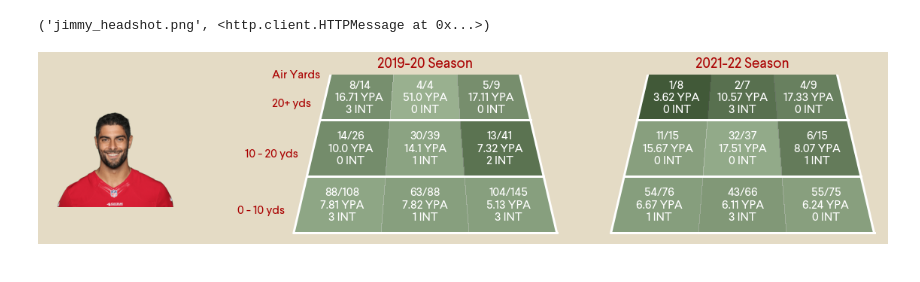
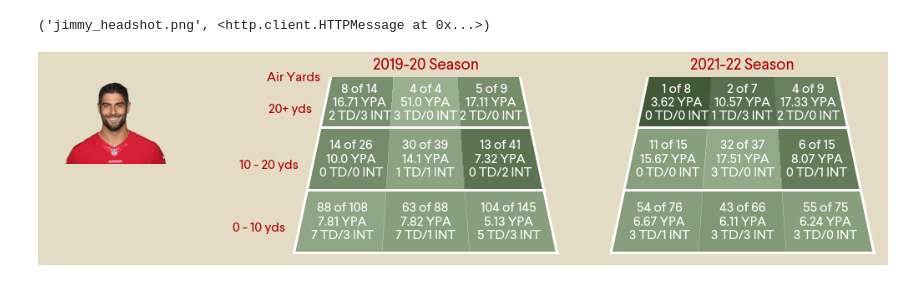
Before and after one commit to naveenv92/nfl-infographics, a Jupyter notebook: notebooks/jimmy.ipynb, the cells around one changed output. Saved outputs shown, nothing was run; the diff lists cells and outputs as text; code cells hidden in the pictures.

```diff
--- a/notebooks/jimmy.ipynb
+++ b/notebooks/jimmy.ipynb
@@ -136,13 +136,13 @@ df_jimmy_agg_2021
 # %%
 df_passes_2019 = (
     df_jimmy_2019[(df_jimmy_2019["pass_attempt"] == 1) & (df_jimmy_2019["sack"] == 0)]
-    [["pass_attempt", "complete_pass", "interception", "pass_location", "air_yards", "yards_gained"]]
+    [["pass_attempt", "complete_pass", "pass_touchdown", "interception", "pass_location", "air_yards", "yards_gained"]]
     .copy()
 )
 
 df_passes_2021 = (
     df_jimmy_2021[(df_jimmy_2021["pass_attempt"] == 1) & (df_jimmy_2021["sack"] == 0)]
-    [["pass_attempt", "complete_pass", "interception", "pass_location", "air_yards", "yards_gained"]]
+    [["pass_attempt", "complete_pass", "pass_touchdown", "interception", "pass_location", "air_yards", "yards_gained"]]
     .copy()
 )
 # %%
@@ -224,6 +224,7 @@ df_loc_agg_2019 = (
         {
             "pass_attempt": "size",
             "complete_pass": "sum",
+            "pass_touchdown": "sum",
             "interception": "sum",
             "air_yards": "sum",
             "yards_gained": "sum"
@@ -239,6 +240,7 @@ df_loc_agg_2021 = (
         {
             "pass_attempt": "size",
             "complete_pass": "sum",
+            "pass_touchdown": "sum",
             "interception": "sum",
             "air_yards": "sum",
             "yards_gained": "sum"
@@ -314,9 +316,9 @@ df_loc_agg_2021
 # %%
 def stats_string(df, i, j):
     out = ""
-    out += f"{int(df.loc[(i, j), 'complete_pass'])}/{int(df.loc[(i, j), 'pass_attempt'])}\n"
+    out += f"{int(df.loc[(i, j), 'complete_pass'])} of {int(df.loc[(i, j), 'pass_attempt'])}\n"
     out += f"{df.loc[(i, j), 'ypa']} YPA\n"
-    out += f"{int(df.loc[(i, j), 'interception'])} INT"
+    out += f"{int(df.loc[(i, j), 'pass_touchdown'])}/{int(df.loc[(i, j), 'interception'])}"
     return out
 # %%
 # Calculations for perspective – all grid lines should coincide at (1.5, 6)
@@ -369,20 +371,23 @@ plt.rcParams["font.family"] = "Larsseit"
 plt.rcParams["font.size"] = 16
 plt.rcParams["font.weight"] = 400
 plt.rcParams["text.color"] = c1
+plt.rcParams["xtick.color"] = c1
 plt.rcParams["ytick.color"] = c1
 
-fig = plt.figure(figsize=(20, 4), facecolor=bg)
-gs = fig.add_gridspec(nrows=3, ncols=4, width_ratios=[0.5, 0.1, 1, 1])
+fig = plt.figure(figsize=(18, 4), facecolor=bg)
+gs = fig.add_gridspec(nrows=4, ncols=4, width_ratios=[0.5, 0.1, 1, 1])
 
 ax_description = fig.add_subplot(gs[:, 1], zorder=2)
 ax_field_2019 = fig.add_subplot(gs[:, 2], zorder=2)
 ax_field_2021 = fig.add_subplot(gs[:, 3], zorder=2)
-ax_headshot = fig.add_subplot(gs[:, 0])
+ax_headshot = fig.add_subplot(gs[0:2, 0])
+ax_legend = fig.add_subplot(gs[2:, 0])
 
 ax_description.set_frame_on(False)
 ax_field_2019.set_frame_on(False)
 ax_field_2021.set_frame_on(False)
 ax_headshot.set_frame_on(False)
+ax_legend.set_frame_on(False)
 
 # Sidelines
 ax_field_2019.plot([0, 0.45], [0, 3], color="w", linewidth=3, zorder=3)
@@ -430,36 +435,39 @@ ax_field_2021.pcolormesh(X, Y, Z_2021, shading="flat", cmap="Greys_r", vmin=0, v
 # Field Description
 ax_description.set(xticks=[], yticks=[])
 
+# Legend
+ax_legend.set(xticks=[], yticks=[])
+
 # Annotations
 annotate_dict = {
     (0, 0): [0.55, 0.5],
     (0, 1): [0.65, 1.5],
     (0, 2): [0.75, 2.4],
     (1, 0): [1.5, 0.5],
     (1, 1): [1.5, 1.5],
     (1, 2): [1.5, 2.4],
     (2, 0): [2.45, 0.5],
     (2, 1): [2.35, 1.5],
     (2, 2): [2.25, 2.4],
 }
 
 for i in range(3):
     for j in range(3):
         ax_field_2019.text(*annotate_dict[(i, j)], stats_string(df_loc_agg_2019, i, j), ha="center", va="center", color="w")
         ax_field_2021.text(*annotate_dict[(i, j)], stats_string(df_loc_agg_2021, i, j), ha="center", va="center", color="w")
 
 
 # Descriptions
 ax_description.text(-0.1, 0.4, "0 - 10 yds", transform=ax_field_2019.transData, ha="right", va="center")
 ax_description.text(0.05, 1.4, "10 - 20 yds", transform=ax_field_2019.transData, ha="right", va="center")
 ax_description.text(0.2, 2.3, "20+ yds", transform=ax_field_2019.transData, ha="right", va="center")
 ax_description.text(0.3, 2.8, "Air Yards", transform=ax_field_2019.transData, ha="right", va="center")
 
 # Titles
 ax_field_2019.set_title("2019-20 Season", pad=10)
 ax_field_2021.set_title("2021-22 Season", pad=10)
 
 #plt.savefig("jimmy.png", dpi=500, bbox_inches="tight")
 plt.show()
 # %% [output]
-[figure, old version]
+[figure, new version]
```
Also changed, not shown: parts of 8 cells of this notebook.
